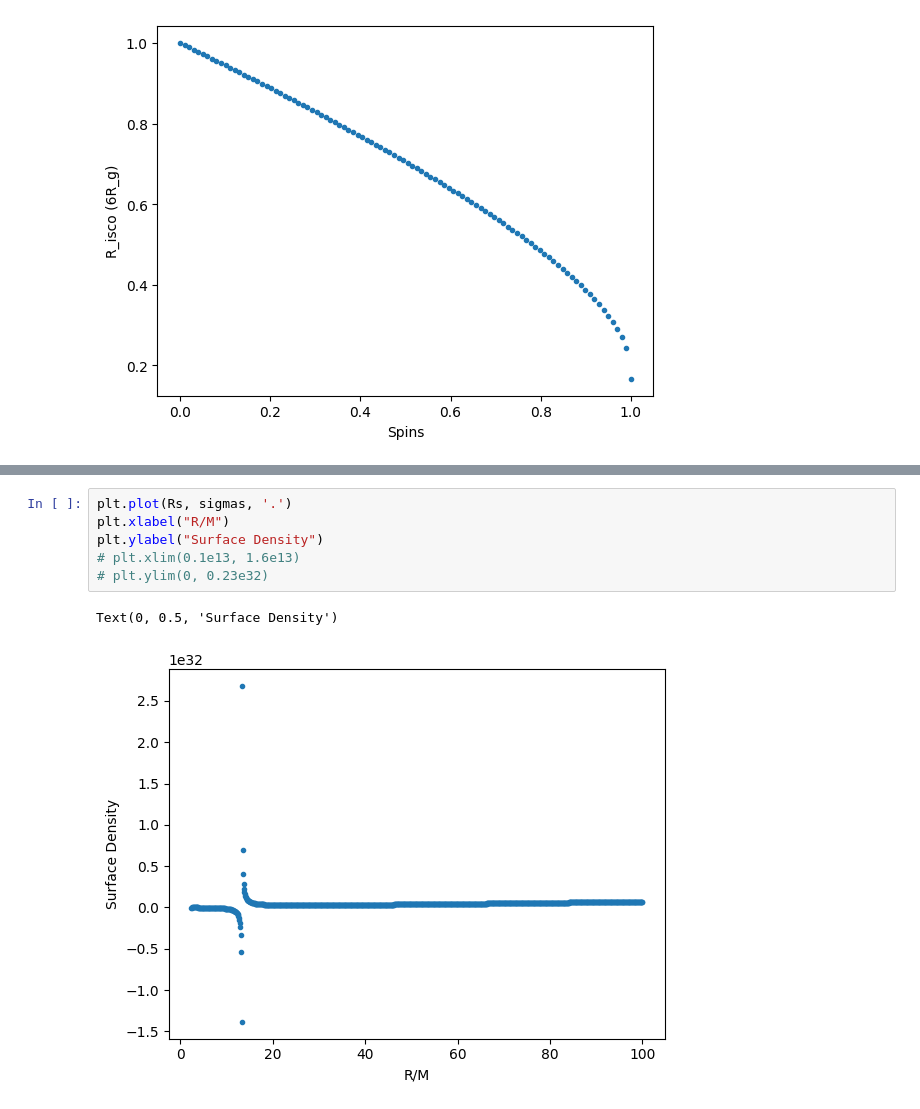
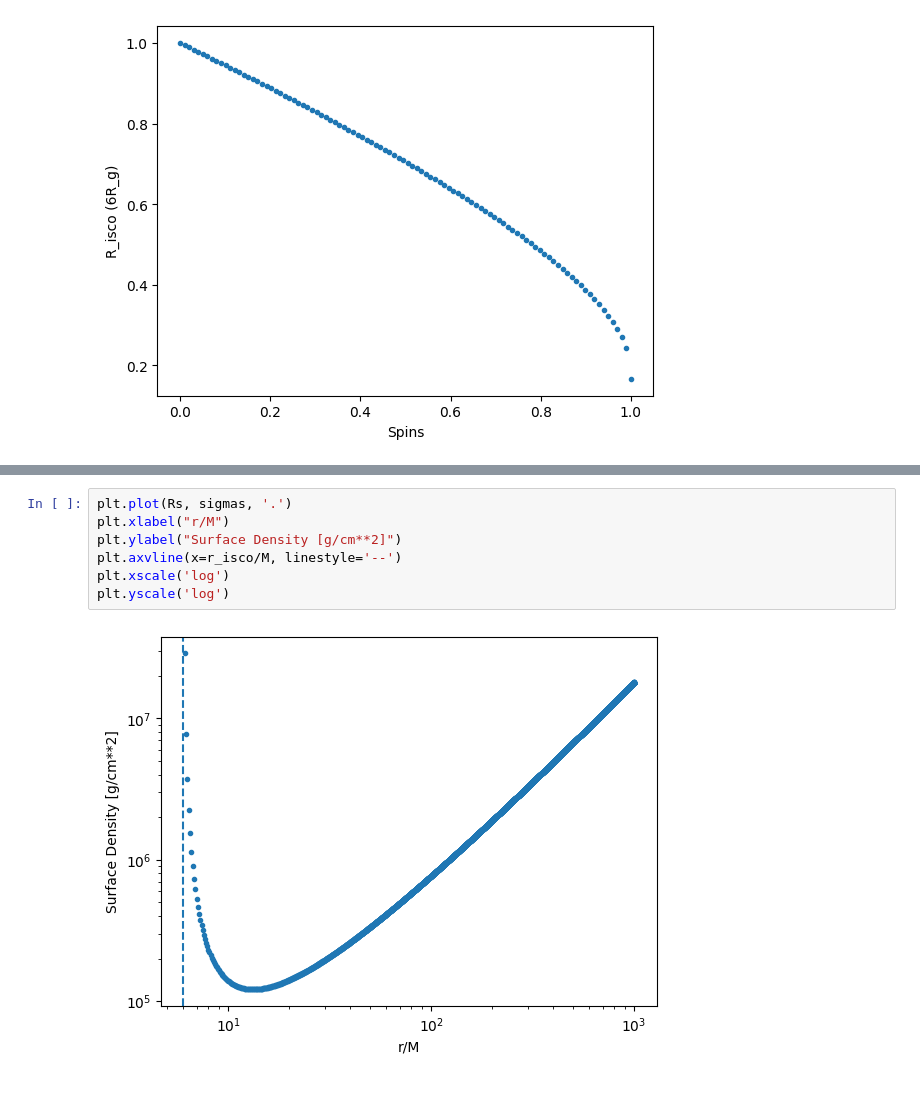
Before and after one commit to jt-stevenson/EMRIs_test, a Jupyter notebook: Test_zone.ipynb, the cells around one changed output, grey strips where cells are left out. Saved outputs shown, nothing was run; the diff lists cells and outputs as text.

Commit message:
Fixed Surface Density profiles

```diff
--- a/Test_zone.ipynb
+++ b/Test_zone.ipynb
@@ -238,9 +265,9 @@ disk stops being relativistic at 100.00343684735398 R_G
 # %%
 plt.plot(Rs, sigmas, '.')
-plt.xlabel("R/M")
-plt.ylabel("Surface Density")
-# plt.xlim(0.1e13, 1.6e13)
-# plt.ylim(0, 0.23e32)
+plt.xlabel("r/M")
+plt.ylabel("Surface Density [g/cm**2]")
+plt.axvline(x=r_isco/M, linestyle='--')
+plt.xscale('log')
+plt.yscale('log')
 # %% [output]
-Text(0, 0.5, 'Surface Density')
-[figure, old version]
+[figure, new version]
```
Also changed, not shown: parts of 4 cells of this notebook.
